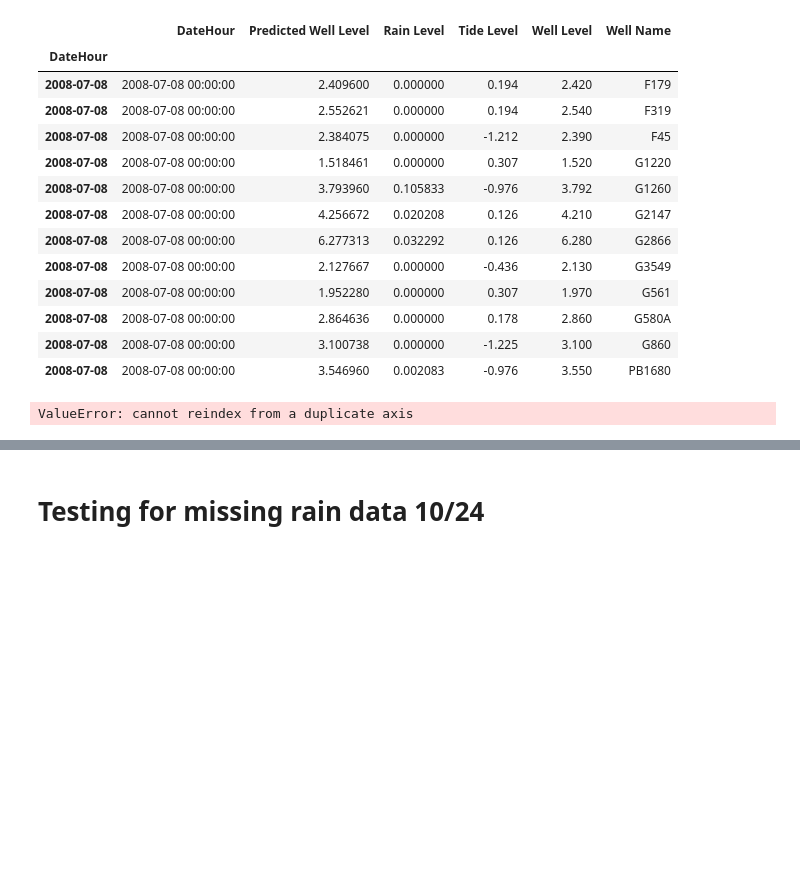
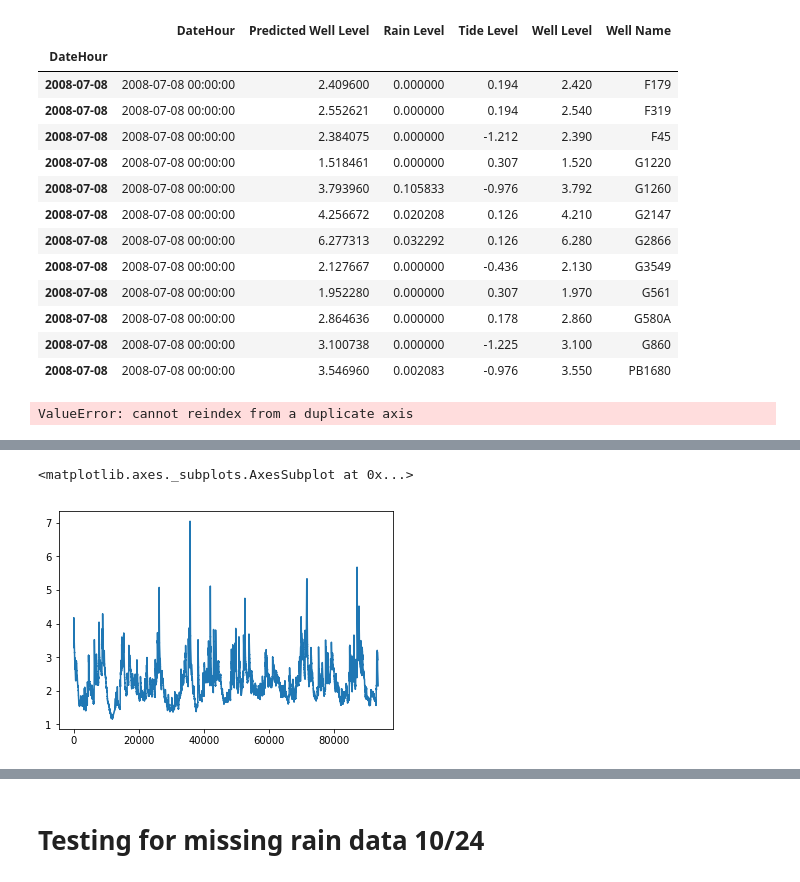
Before and after one commit to ccnobbli/Fall2_Homework, a Jupyter notebook: data/Well Data_Split/Aggregate All Well Data.ipynb, the cells around one changed output, grey strips where cells are left out. Cells and saved outputs as stored; diff of their text form; code cells hidden in the pictures; blank space fills up the shorter version.

```diff
--- a/data/Well Data_Split/Aggregate All Well Data.ipynb
+++ b/data/Well Data_Split/Aggregate All Well Data.ipynb
@@ -293,8 +310,8 @@ new_df = {
     'DateHour': well.iloc[:, 0],
     'Well Level': well.iloc[:, 1],
     'Tide Level': well.iloc[:, 2],
-    'Rain Level': well.iloc[:, 3]/12,
-    'Predicted Well Level': well.iloc[:,4],
+    'Rain Level': well.iloc[:, 3],
+    'Predicted Well Level': well.iloc[:,7],
     'Well Name': pd.Series([result[i][:len(result[i])-10] for name in range(len(well))])
 }
 #print(well.head())
@@ -338,8 +377,5 @@ test['2008 July 8 00:00:00']
 # %%
 # %% [output]
 ValueError: cannot reindex from a duplicate axis
-# %%
-test = df.set_index(pd.DatetimeIndex(df['DateHour']))
-test.loc[test['Well Name'] == 'G1260', 'Rain Level'] *= 12
 # %%
-df.loc[df['Well Name'] == 'G1260', 'Rain Level'] = test.loc[test['Well Name'] == 'G1260', 'Rain Level']
+df.loc[df['Well Name'] == 'F179', ['DateHour', 'Well Level', 'Predicted Well Level']].
@@ -352,0 +404,5 @@ ValueError: Can only compare identically-labeled DataFrame objects
+# %%
+df.loc[df['Well Name'] == 'F179', 'Predicted Well Level'].plot()
+# %% [output]
+<matplotlib.axes._subplots.AxesSubplot at 0x...>
+[figure, added]
```
Also changed, not shown: parts of 19 cells of this notebook, 4 other files.
